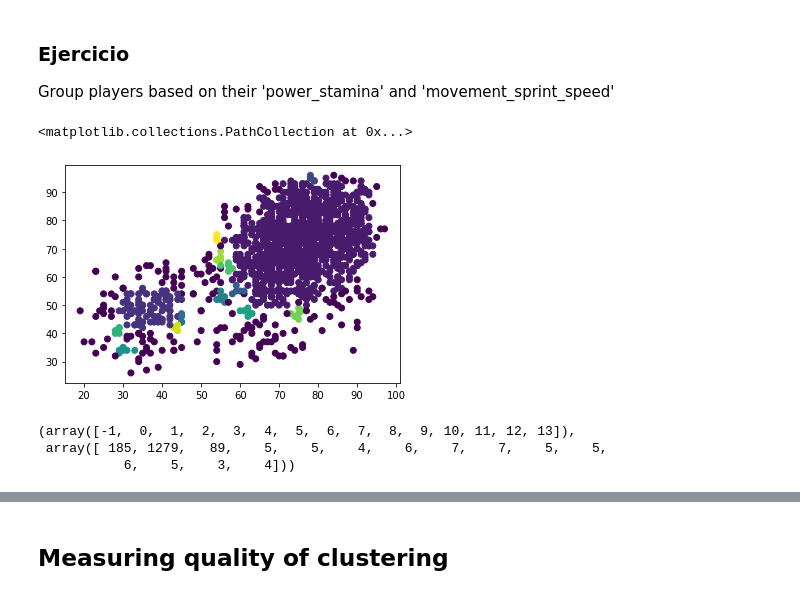
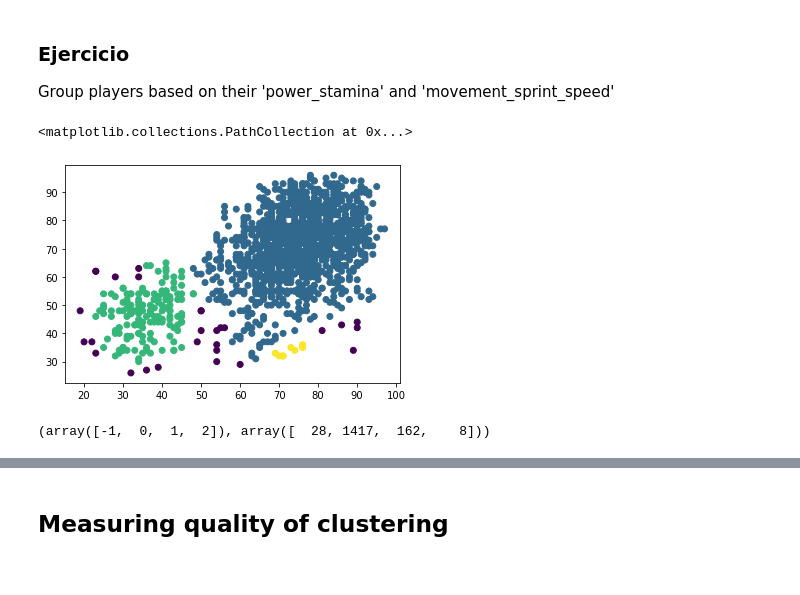
Before and after one commit to robertomanzanolopez/master-kschool, a Jupyter notebook: 09_Aprendizaje_no_supervisado_con_python/03-unsupervised_ml.empty.ipynb, the cells around one changed output, grey strips where cells are left out. Saved outputs shown, nothing was run; the diff lists cells and outputs as text; code cells hidden in the pictures.

```diff
--- a/09_Aprendizaje_no_supervisado_con_python/03-unsupervised_ml.empty.ipynb
+++ b/09_Aprendizaje_no_supervisado_con_python/03-unsupervised_ml.empty.ipynb
@@ -328,18 +328,16 @@ plt.scatter(X[:,0],X[:,1], c=dbscan.labels_)
 
 Group players based on their 'power_stamina' and 'movement_sprint_speed'
 # %%
-dbscan = DBSCAN(eps=2)
+dbscan = DBSCAN(eps=4)
 dbscan.fit(players[['power_stamina','movement_sprint_speed']])
 
 plt.scatter(players['power_stamina'], players['movement_sprint_speed'], c=dbscan.labels_)
 # %% [output]
 <matplotlib.collections.PathCollection at 0x...>
-[figure, old version]
+[figure, new version]
 # %%
 #Puedo saber el numero de clusters creados haciendo:
 np.unique(dbscan.labels_, return_counts=True)#el return counts, es para que me diga cuantos hay en cada cluster
 # %% [output]
-(array([-1,  0,  1,  2,  3,  4,  5,  6,  7,  8,  9, 10, 11, 12, 13]),
- array([ 185, 1279,   89,    5,    5,    4,    6,    7,    7,    5,    5,
-           6,    5,    3,    4]))
+(array([-1,  0,  1,  2]), array([  28, 1417,  162,    8]))
 # %%
```
Also changed, not shown: parts of 14 cells of this notebook.
